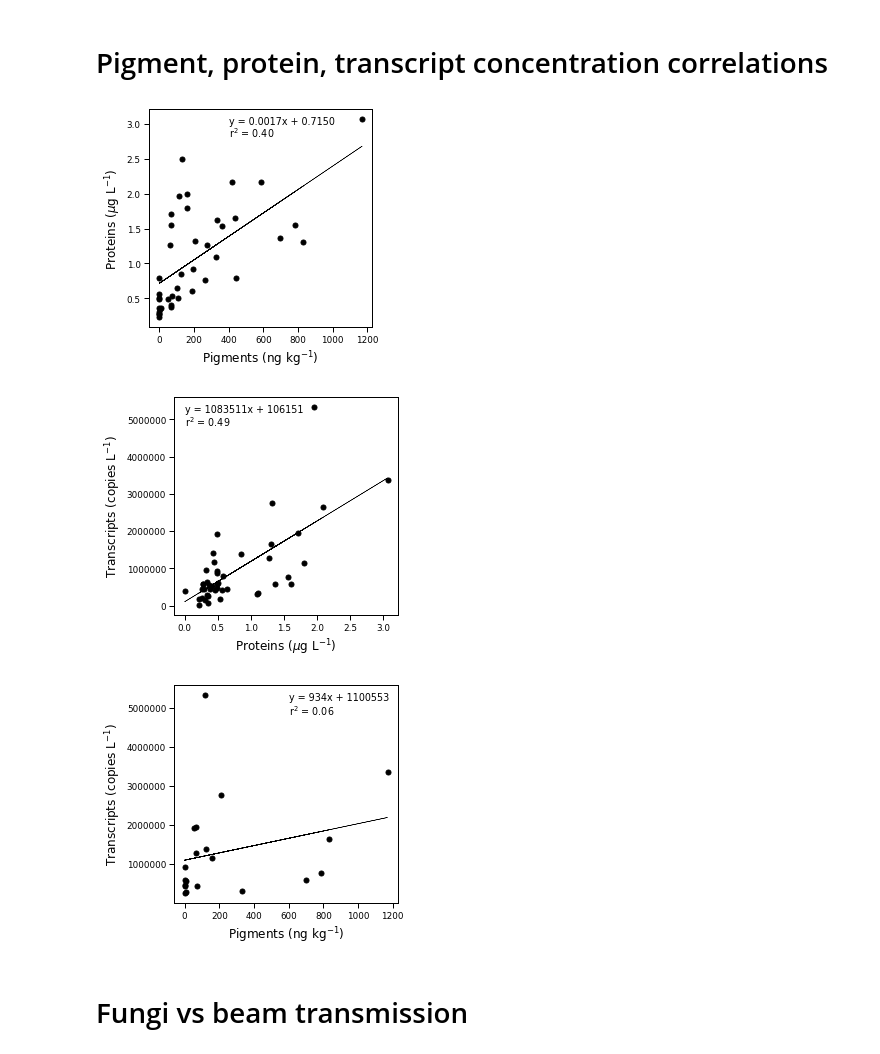
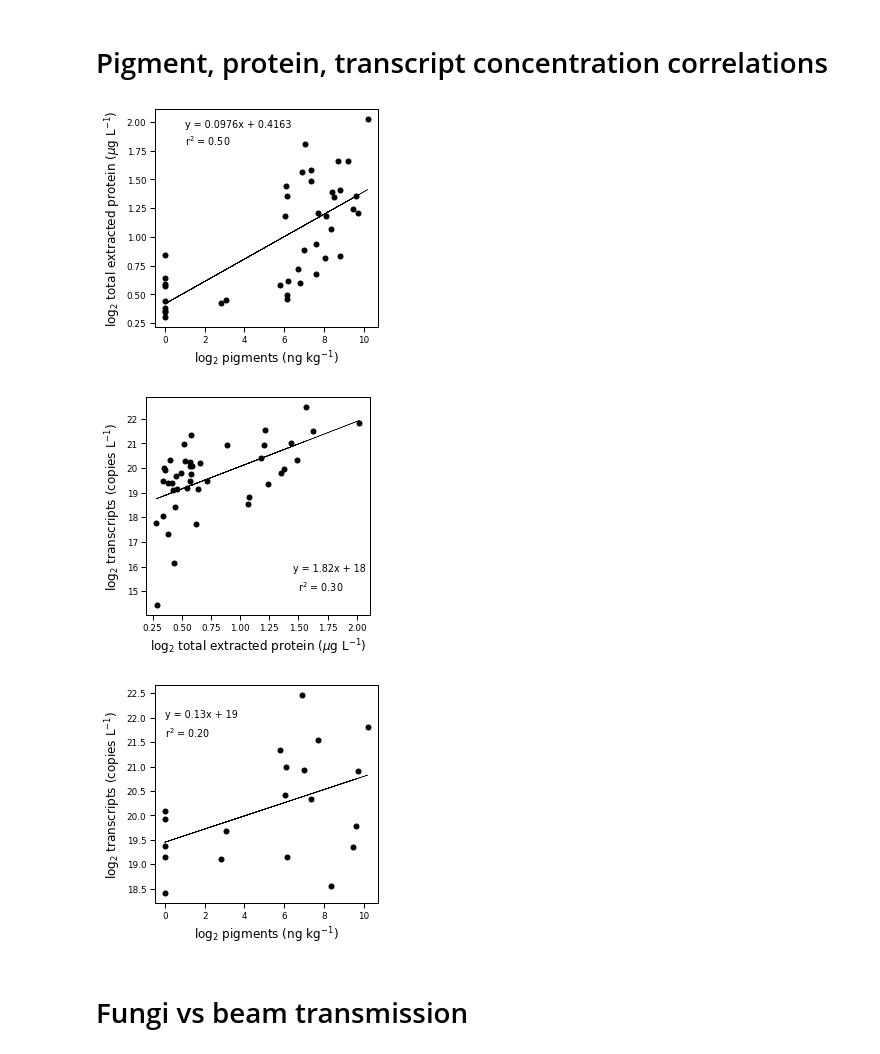
Before and after one commit to cnatalie/BATS, a Jupyter notebook: profiles.ipynb, the cells around one changed output. Saved outputs shown, nothing was run; the diff lists cells and outputs as text; code cells hidden in the pictures.

```diff
--- a/profiles.ipynb
+++ b/profiles.ipynb
@@ -887,8 +887,8 @@ fix = subset.dropna()
 fig = plt.figure(figsize=(4,4))
 ax1 = fig.add_subplot(111)
 
-y = fix['Proteins(ug/L)']
-x = fix['Pigments(ng/kg)']
+y = np.log2(fix['Proteins(ug/L)']+1)
+x = np.log2(fix['Pigments(ng/kg)']+1)
 
 #Change look of plot
 x1_color = 'black'
@@ -899,49 +899,49 @@ fig1 = ax1.plot(x, y, 'o', color=x1_color, linewidth=2, markersize=5, data=fix)
 
 #axes labels
 #ax1.set_xlabel('Depth (m)', fontsize=font_size)
-ax1.set_xlabel('Pigments (ng kg$^{-1}$)', color=x1_color, fontsize=font_size)
-ax1.set_ylabel('Total extracted proteins ($\mu$g L$^{-1}$)', color=x1_color, fontsize=font_size)
+ax1.set_xlabel('log$_{2}$ pigments (ng kg$^{-1}$)', color=x1_color, fontsize=font_size)
+ax1.set_ylabel('log$_{2}$ total extracted protein ($\mu$g L$^{-1}$)', color=x1_color, fontsize=font_size)
 
 import scipy.stats
 m, b, r_value, p_value, std_err = scipy.stats.linregress(x, y)
 ax1.plot(x, m*x+b, '-', color='black', linewidth=0.5)
-ax1.annotate('r$^2$ = ' + str("{:.2f}".format(r_value**2)), xy=(400,2.8))
-ax1.annotate('y = ' + str("{:.4f}".format(m)) + 'x + ' + str("{:.4f}".format(b)), xy=(400,3))
+ax1.annotate('r$^2$ = ' + str("{:.2f}".format(r_value**2)), xy=(1,1.8))
+ax1.annotate('y = ' + str("{:.4f}".format(m)) + 'x + ' + str("{:.4f}".format(b)), xy=(1,1.95))
 fig.savefig('prot_pigment.eps', format='eps', bbox_inches = "tight")
 # %% [output]
-[figure, old version]
+[figure, new version]
 # %%
 #Proteins vs transcripts
 subset = data[["Proteins(ug/L)", "Transcripts(copiesL)"]]
 fix = subset.dropna()
 
 #Add axis labels, connect the dots, invert the plot
 fig = plt.figure(figsize=(4,4))
 ax1 = fig.add_subplot(111)
 
-y = fix['Transcripts(copiesL)']
-x = fix['Proteins(ug/L)']
+y = np.log2(fix['Transcripts(copiesL)']+1)
+x = np.log2(fix['Proteins(ug/L)']+1)
 
 #Change look of plot
 x1_color = 'black'
 font_size = 12
 
 # plot
 fig1 = ax1.plot(x, y, 'o', color=x1_color, linewidth=2, markersize=5, data=fix)
 
 #axes labels
 #ax1.set_xlabel('Depth (m)', fontsize=font_size)
-ax1.set_xlabel('Total extracted proteins ($\mu$g L$^{-1}$)', color=x1_color, fontsize=font_size)
-ax1.set_ylabel('Transcripts (copies L$^{-1}$)', color=x1_color, fontsize=font_size)
+ax1.set_xlabel('log$_{2}$ total extracted protein ($\mu$g L$^{-1}$)', color=x1_color, fontsize=font_size)
+ax1.set_ylabel('log$_{2}$ transcripts (copies L$^{-1}$)', color=x1_color, fontsize=font_size)
 
 import scipy.stats
 m, b, r_value, p_value, std_err = scipy.stats.linregress(x, y)
 ax1.plot(x, m*x+b, '-', color='black', linewidth=0.5)
-ax1.annotate('r$^2$ = ' + str("{:.2f}".format(r_value**2)), xy=(0,4800000))
-ax1.annotate('y = ' + str("{:.0f}".format(m)) + 'x + ' + str("{:.0f}".format(b)), xy=(0,5200000))
+ax1.annotate('r$^2$ = ' + str("{:.2f}".format(r_value**2)), xy=(1.5,15))
+ax1.annotate('y = ' + str("{:.2f}".format(m)) + 'x + ' + str("{:.0f}".format(b)), xy=(1.45,15.8))
 fig.savefig('prot_trans.eps', format='eps', bbox_inches = "tight")
 # %% [output]
-[figure, old version]
+[figure, new version]
 # %%
 #Transcripts vs pigments
 subset = data[["Pigments(ng/kg)", "Transcripts(copiesL)"]]
@@ -951,8 +951,8 @@ fix = subset.dropna()
 fig = plt.figure(figsize=(4,4))
 ax1 = fig.add_subplot(111)
 
-y = fix['Transcripts(copiesL)']
-x = fix['Pigments(ng/kg)']
+y = np.log2(fix['Transcripts(copiesL)']+1)
+x = np.log2(fix['Pigments(ng/kg)']+1)
 
 #Change look of plot
 x1_color = 'black'
@@ -963,17 +963,17 @@ fig1 = ax1.plot(x, y, 'o', color=x1_color, linewidth=2, markersize=5, data=fix)
 
 #axes labels
 #ax1.set_xlabel('Depth (m)', fontsize=font_size)
-ax1.set_xlabel('Pigments (ng kg$^{-1}$)', color=x1_color, fontsize=font_size)
-ax1.set_ylabel('Transcripts (copies L$^{-1}$)', color=x1_color, fontsize=font_size)
+ax1.set_xlabel('log$_{2}$ pigments (ng kg$^{-1}$)', color=x1_color, fontsize=font_size)
+ax1.set_ylabel('log$_{2}$ transcripts (copies L$^{-1}$)', color=x1_color, fontsize=font_size)
 
 import scipy.stats
 m, b, r_value, p_value, std_err = scipy.stats.linregress(x, y)
 ax1.plot(x, m*x+b, '-', color='black', linewidth=0.5)
-ax1.annotate('r$^2$ = ' + str("{:.2f}".format(r_value**2)), xy=(600,4800000))
-ax1.annotate('y = ' + str("{:.0f}".format(m)) + 'x + ' + str("{:.0f}".format(b)), xy=(600,5200000))
+ax1.annotate('r$^2$ = ' + str("{:.2f}".format(r_value**2)), xy=(0,21.6))
+ax1.annotate('y = ' + str("{:.2f}".format(m)) + 'x + ' + str("{:.0f}".format(b)), xy=(0,22))
 fig.savefig('trans_pigment.eps', format='eps', bbox_inches = "tight")
 # %% [output]
-[figure, old version]
+[figure, new version]
 # %% [markdown]
 # Fungi vs beam transmission
 # %%
```
Also changed, not shown: parts of 2 cells of this notebook.
